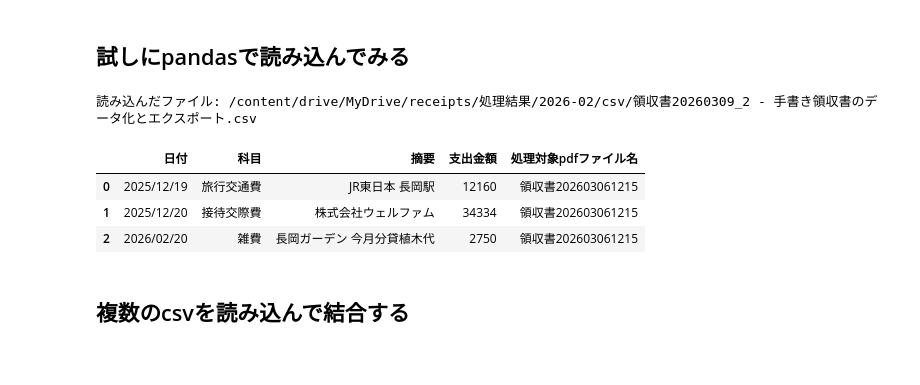
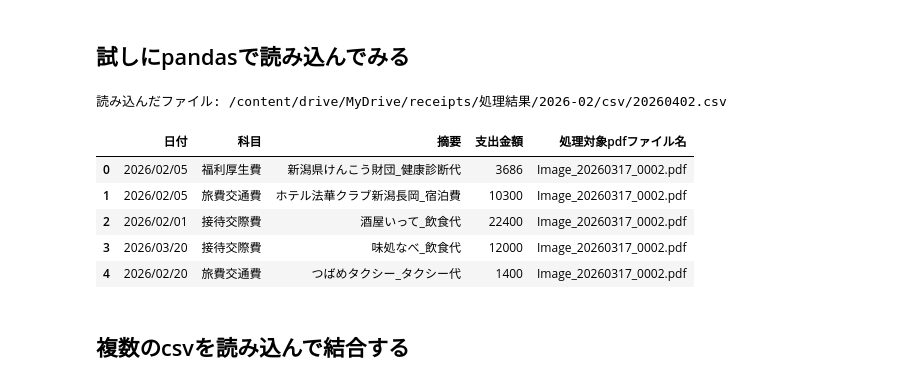
Before and after one commit to niku111555/kadai, a Jupyter notebook: 課題/csv_concat_002.ipynb, the cells around one changed output. Saved outputs shown, nothing was run; the diff lists cells and outputs as text; code cells hidden in the pictures.

```diff
--- a/課題/csv_concat_002.ipynb
+++ b/課題/csv_concat_002.ipynb
@@ -40,20 +38,22 @@ print(csv_paths)
 # %%
 #####  試しにpandasで読み込んでみる
 
 import pandas as pd
 
 # 先ほどのglobなどで取得したリストの1番目（インデックス0）を読み込む
-df = pd.read_csv(csv_paths[1])
+df = pd.read_csv(csv_paths[0])
 
 # 内容の確認
-print(f"読み込んだファイル: {csv_paths[1]}")
+print(f"読み込んだファイル: {csv_paths[0]}")
 display(df.head())
 # %% [output]
-読み込んだファイル: /content/drive/MyDrive/receipts/処理結果/2026-02/csv/領収書20260309_2 - 手書き領収書のデータ化とエクスポート.csv
+読み込んだファイル: /content/drive/MyDrive/receipts/処理結果/2026-02/csv/20260402.csv
 |  | 日付 | 科目 | 摘要 | 支出金額 | 処理対象pdfファイル名 |
-| 0 | 2025/12/19 | 旅行交通費 | JR東日本 長岡駅 | 12160 | 領収書202603061215 |
-| 1 | 2025/12/20 | 接待交際費 | 株式会社ウェルファム | 34334 | 領収書202603061215 |
-| 2 | 2026/02/20 | 雑費 | 長岡ガーデン 今月分貸植木代 | 2750 | 領収書202603061215 |
+| 0 | 2026/02/05 | 福利厚生費 | 新潟県けんこう財団_健康診断代 | 3686 | Image_20260317_0002.pdf |
+| 1 | 2026/02/05 | 旅費交通費 | ホテル法華クラブ新潟長岡_宿泊費 | 10300 | Image_20260317_0002.pdf |
+| 2 | 2026/02/01 | 接待交際費 | 酒屋いって_飲食代 | 22400 | Image_20260317_0002.pdf |
+| 3 | 2026/03/20 | 接待交際費 | 味処なべ_飲食代 | 12000 | Image_20260317_0002.pdf |
+| 4 | 2026/02/20 | 旅費交通費 | つばめタクシー_タクシー代 | 1400 | Image_20260317_0002.pdf |
 # %% [markdown]
 ## 複数のcsvを読み込んで結合する
 # %%
```
Also changed, not shown: parts of 7 cells of this notebook.
